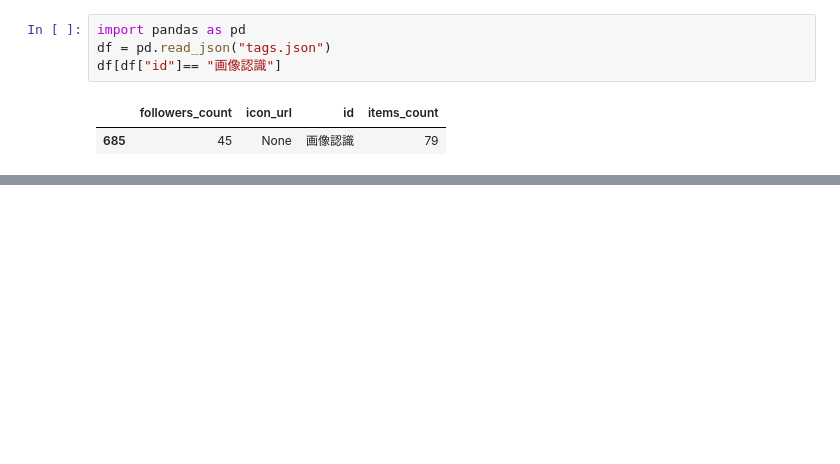
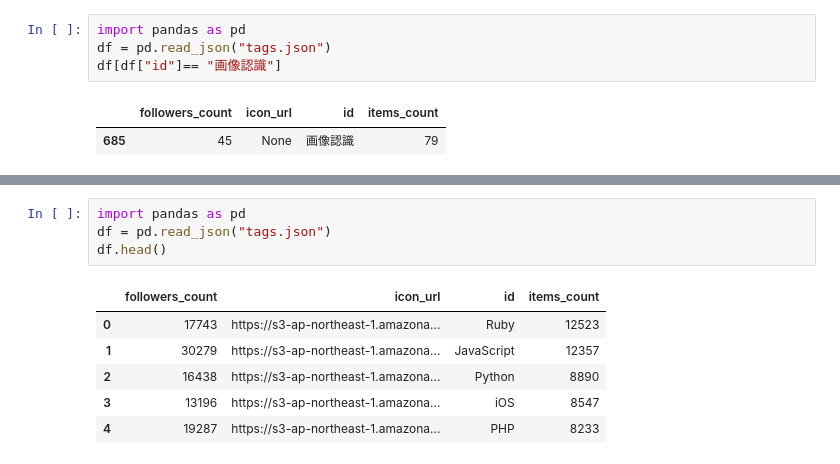
Before and after one commit to Tdual/rnn, a Jupyter notebook: Untitled1.ipynb, the cells around one changed output, grey strips where cells are left out. Cells and saved outputs as stored; diff of their text form; blank space fills up the shorter version.

```diff
--- a/Untitled1.ipynb
+++ b/Untitled1.ipynb
@@ -18,0 +79,11 @@ ClientError: An error occurred (ValidationException) when calling the Scan opera
+# %%
+import pandas as pd
+df = pd.read_json("tags.json")
+df.head()
+# %% [output]
+|  | followers_count | icon_url | id | items_count |
+| 0 | 17743 | https://s3-ap-northeast-1.amazona... | Ruby | 12523 |
+| 1 | 30279 | https://s3-ap-northeast-1.amazona... | JavaScript | 12357 |
+| 2 | 16438 | https://s3-ap-northeast-1.amazona... | Python | 8890 |
+| 3 | 13196 | https://s3-ap-northeast-1.amazona... | iOS | 8547 |
+| 4 | 19287 | https://s3-ap-northeast-1.amazona... | PHP | 8233 |
```
Also changed, not shown: parts of 10 cells of this notebook, 1 other file.
